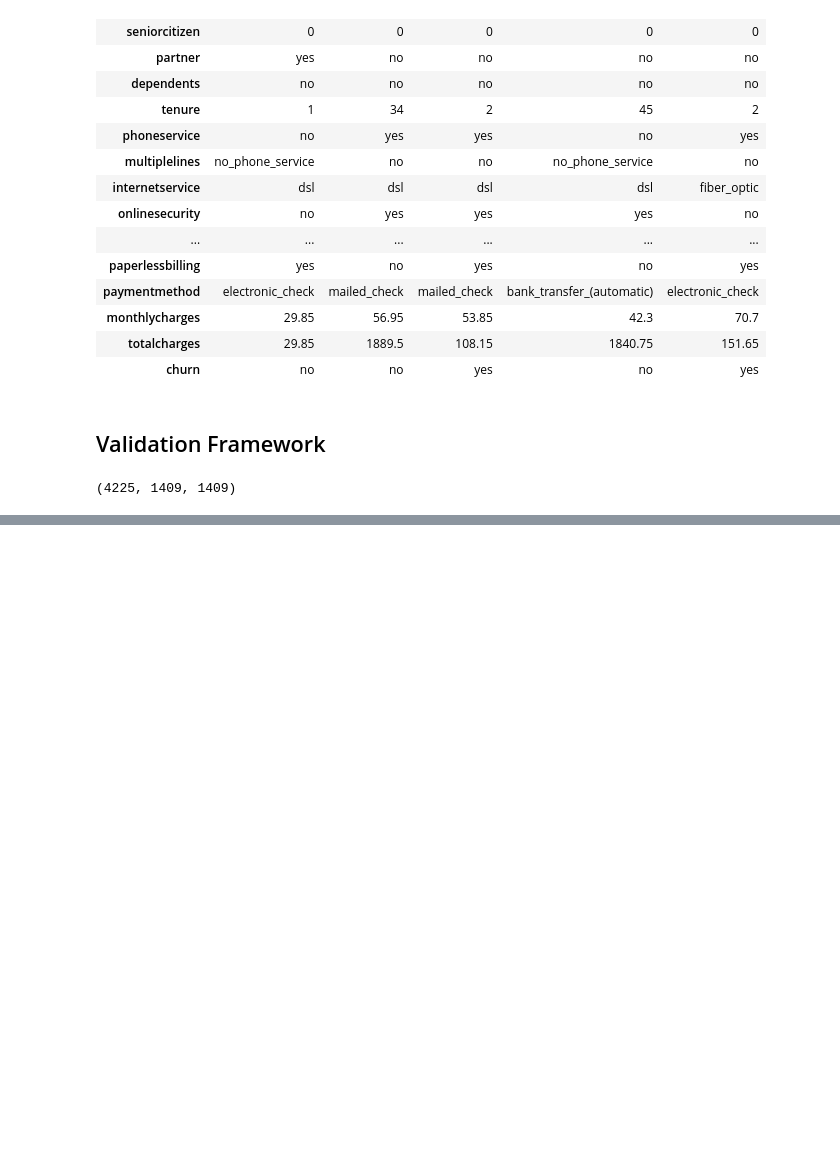
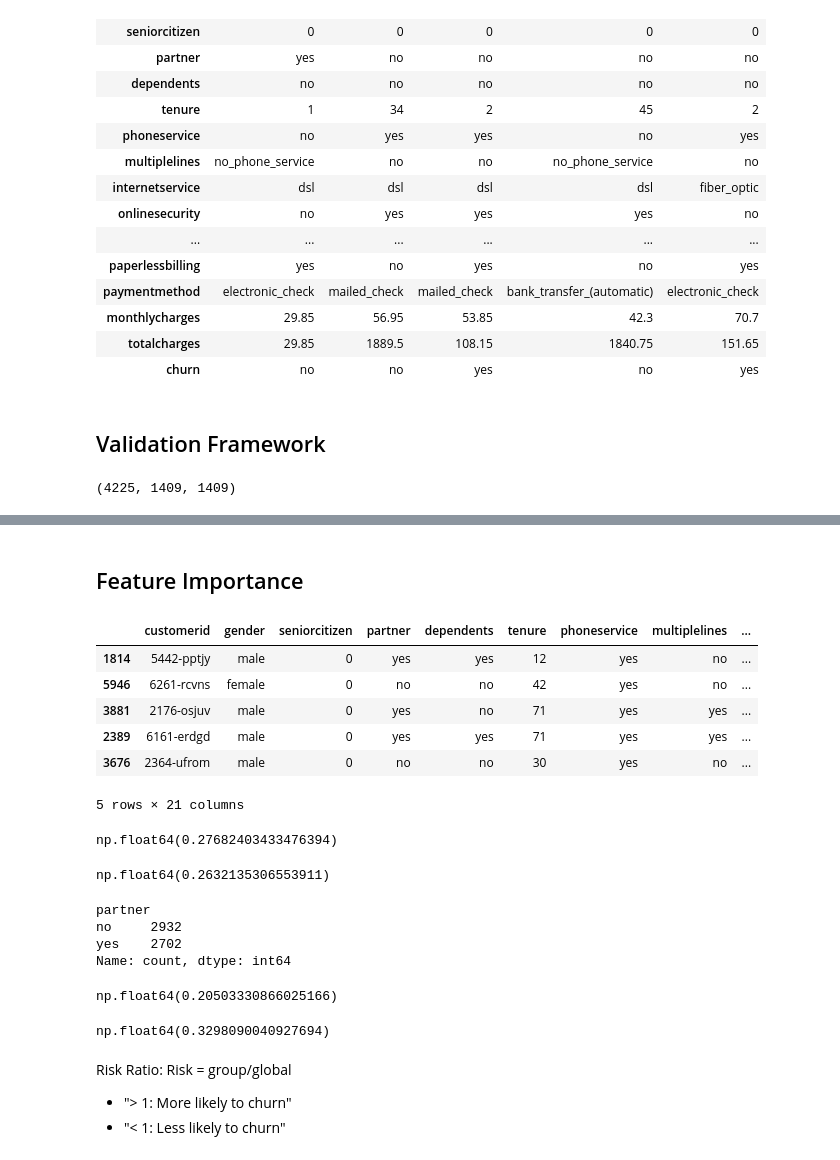
Before and after one commit to teighanmiller/ML_Zoomcamp_Learning, a Jupyter notebook: 03-classification/learning.ipynb, the cells around one changed output, grey strips where cells are left out. Cells and saved outputs as stored; diff of their text form; code cells hidden in the pictures; blank space fills up the shorter version.

```diff
--- a/03-classification/learning.ipynb
+++ b/03-classification/learning.ipynb
@@ -91,0 +159,44 @@ del df_test['churn']
+# %% [markdown]
+## Feature Importance
+# %%
+df_full_train.head()
+# %% [output]
+|  | customerid | gender | seniorcitizen | partner | dependents | tenure | phoneservice | multiplelines | ... |
+| 1814 | 5442-pptjy | male | 0 | yes | yes | 12 | yes | no | ... |
+| 5946 | 6261-rcvns | female | 0 | no | no | 42 | yes | no | ... |
+| 3881 | 2176-osjuv | male | 0 | yes | no | 71 | yes | yes | ... |
+| 2389 | 6161-erdgd | male | 0 | yes | yes | 71 | yes | yes | ... |
+| 3676 | 2364-ufrom | male | 0 | no | no | 30 | yes | no | ... |
+5 rows × 21 columns
+# %%
+churn_female = df_full_train[df_full_train.gender == 'female'].churn.mean()
+churn_female
+# %% [output]
+np.float64(0.27682403433476394)
+# %%
+churn_male = df_full_train[df_full_train.gender == 'male'].churn.mean()
+churn_male
+# %% [output]
+np.float64(0.2632135306553911)
+# %%
+df_full_train.partner.value_counts()
+# %% [output]
+partner
+no     2932
+yes    2702
+Name: count, dtype: int64
+# %%
+churn_partner = df_full_train[df_full_train.partner == 'yes'].churn.mean()
+churn_partner
+# %% [output]
+np.float64(0.20503330866025166)
+# %%
+churn_no_partner = df_full_train[df_full_train.partner == 'no'].churn.mean()
+churn_no_partner
+# %% [output]
+np.float64(0.3298090040927694)
+# %% [markdown]
+Risk Ratio: Risk = group/global
+
+- "> 1: More likely to churn"
+- "< 1: Less likely to churn"
```
Also changed, not shown: parts of 11 cells of this notebook.
